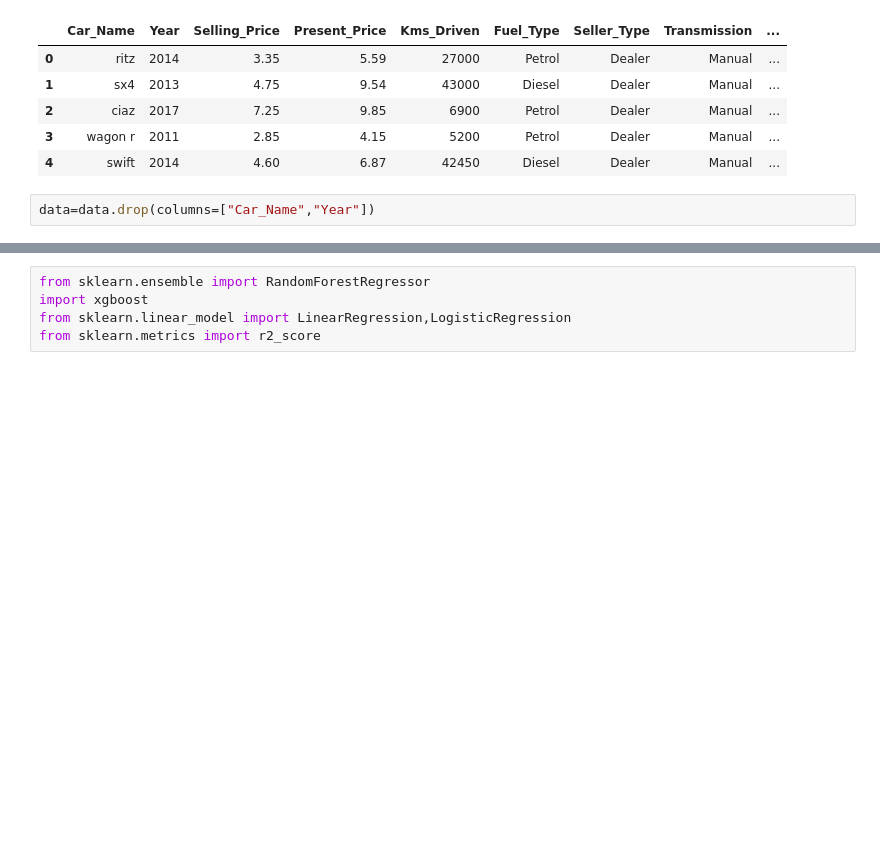
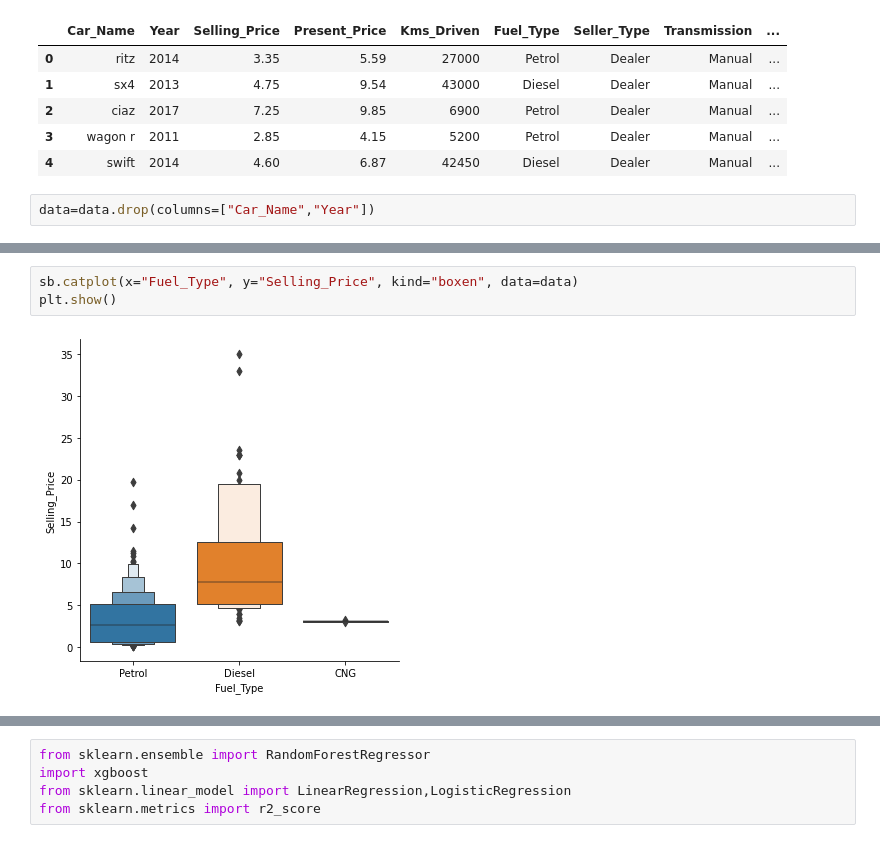
Before and after one commit to mosimen/car_price_prediction, a Jupyter notebook: car_price_prediction.ipynb, the cells around one changed output, grey strips where cells are left out. Saved outputs shown, nothing was run; the diff lists cells and outputs as text; blank space fills up the shorter version.

```diff
--- a/car_price_prediction.ipynb
+++ b/car_price_prediction.ipynb
@@ -60,0 +101,5 @@ data.head()
+# %%
+sb.catplot(x="Fuel_Type", y="Selling_Price", kind="boxen", data=data)
+plt.show()
+# %% [output]
+[figure, added]
```
Also changed, not shown: parts of 42 cells of this notebook.
